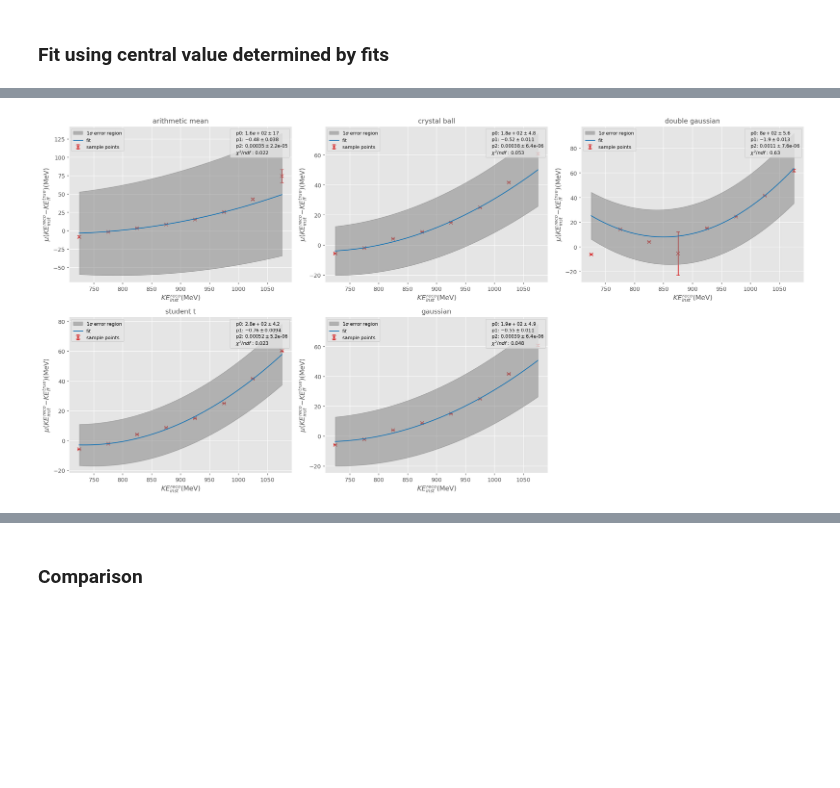
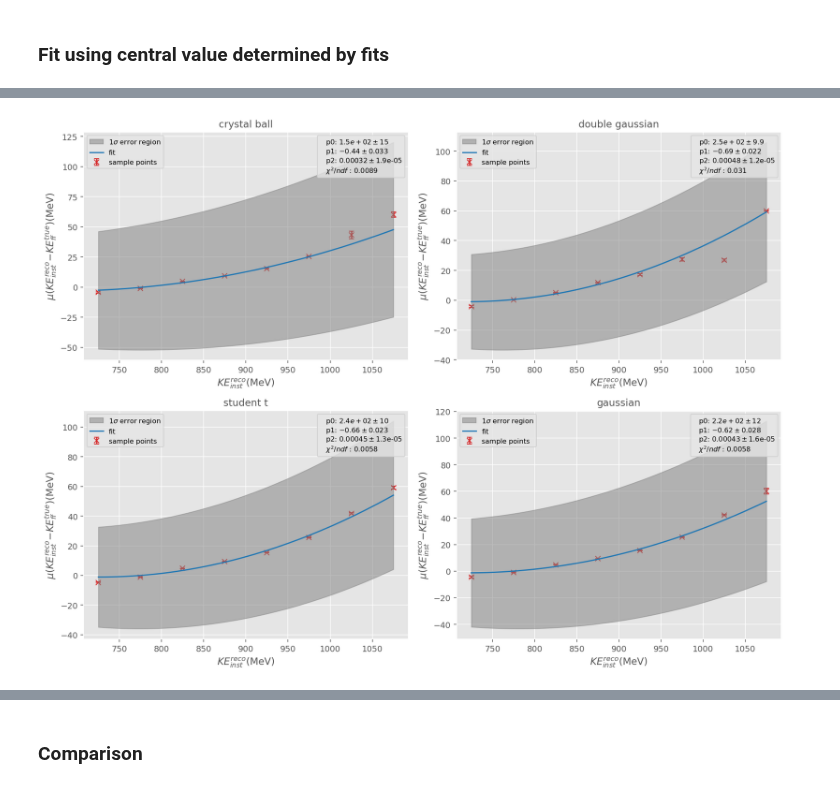
Before and after one commit to dlindebaum/pion-argon-xs-analysis, a Jupyter notebook: analysis/notebooks/beam_KE.ipynb, the cells around one changed output, grey strips where cells are left out. Cells and saved outputs as stored; diff of their text form; code cells hidden in the pictures; blank space fills up the shorter version.

Commit message:
bug fixes, beam scraper intergrated into selection studies and code cleanup

```diff
--- a/analysis/notebooks/beam_KE.ipynb
+++ b/analysis/notebooks/beam_KE.ipynb
@@ -84,8 +87,8 @@ for f in beam_quality_fits:
 mc = Master.Data(args.mc_file, nTuple_type = Master.Ntuple_Type.PDSP, nEvents = -1)
 # data = Master.Data(args.data_file, nTuple_type = Master.Ntuple_Type.PDSP)
 
-# mask = BeamParticleSelection.CreateDefaultSelection(mc, beam_quality_fits = beam_quality_fits["mc"], return_table = False)
-mask = BeamParticleSelection.CreateDefaultSelection(mc, beam_quality_fits = beam_quality_fits["mc"], return_table = False, scraper = True, scraper_fits = beam_scraper_fits, scraper_cut = 1.4, scraper_KE_range = 1)
+mask = BeamParticleSelection.CreateDefaultSelection(mc, beam_quality_fits = beam_quality_fits["mc"], return_table = False)
+# mask = BeamParticleSelection.CreateDefaultSelection(mc, beam_quality_fits = beam_quality_fits["mc"], return_table = False, scraper = True, scraper_fits = beam_scraper_fits, scraper_cut = 1.4, scraper_KE_range = 1)
 mc.Filter([mask], [mask])
 
 mask = mc.trueParticles.pdg[:, 0] == 211 #! for this study only, select true pions
@@ -117,5 +120,5 @@ BeamScraper                  20.216034            79.892651
 # %%
-save = False
+save = True
 if save: pdf = PdfPages("beam_KE_plots.pdf")
 def Save():
     if save:
@@ -257,17 +260,18 @@ for f in functions:
 # %%
 x = (bins[1:] + bins[:-1]) / 2
 xerr = abs(x - bins[1:])
 
 popt = {}
 perr = {}
+central_values.pop("arithmetic_mean")
 for i, cv in Plots.IterMultiPlot(central_values, True, True):
     params = Fitting.Fit(x, central_values[cv]["value"], central_values[cv]["error"], Fitting.poly2d, plot = True, xlabel = labels.KE_reco_inst + labels.MeV, ylabel = labels.mu_KE_reco_inst_minus_KE_true_ff + labels.MeV, maxfev = int(5E5))
     plt.title(cv.replace("_", " "))
     popt[cv] = params[0]
     perr[cv] = params[1]
 Save()
 # %% [output]
-[figure, old version]
+[figure, new version]
 # %%
 x_interp = np.linspace(700, 1100, 1000)
 
```
Also changed, not shown: parts of 10 cells of this notebook, 5 other files.
